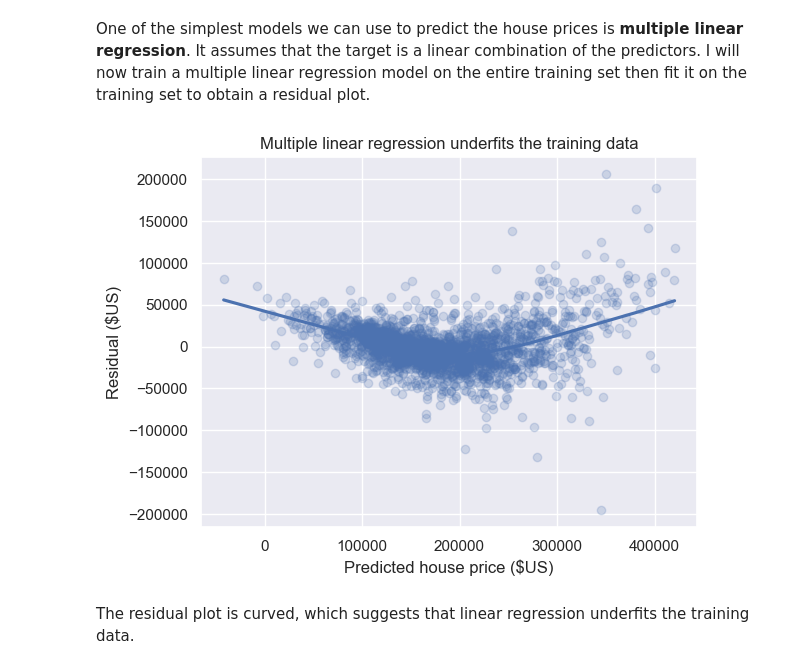
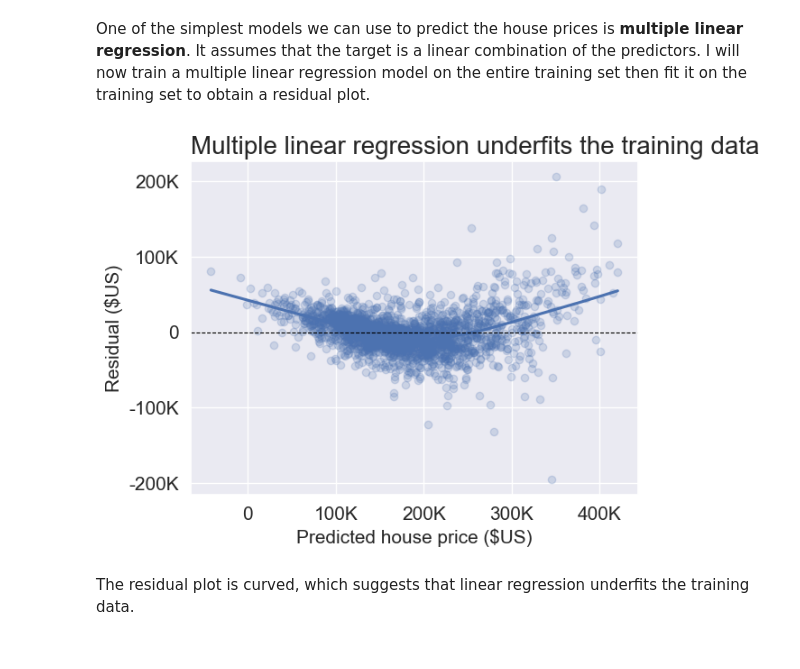
Before and after one commit to blue-fish-0/Data-Analytics-Projects, a Jupyter notebook: House Prices Prediction/house-prices-prediction.ipynb, the cells around one changed output. Cells and saved outputs as stored; diff of their text form; code cells hidden in the pictures.

```diff
--- a/House Prices Prediction/house-prices-prediction.ipynb
+++ b/House Prices Prediction/house-prices-prediction.ipynb
@@ -35,3 +33,13 @@ sns.set_theme()
+# %%
+#Customize graphing settings
+sns.set_theme()
+mpl.rcParams["axes.titlelocation"] = "left"
+mpl.rcParams["axes.titlesize"] = 20
+mpl.rcParams["yaxis.labellocation"] = "center"
+mpl.rcParams["axes.labelsize"] = 15
+mpl.rcParams["xtick.labelsize"] = 15
+mpl.rcParams["ytick.labelsize"] = 15
+mpl.rcParams["font.size"] = 18
 # %%
 def print_X_size(
     name: str, X: pd.DataFrame) -> None:
@@ -233,8 +246,9 @@ def remove_HLP(
     return (X[not_HLP], y[not_HLP])
 # %%
 X_train_old = X_train  # keep a copy to plot the removed HLPs
+contamination_value=0.004
 hlp_pipe = make_pipeline(
-    data_processing, IsolationForest(random_state=42, contamination=0.004)
+    data_processing, IsolationForest(random_state=42, contamination=contamination_value)
 )
 hlp_pipe.fit(X_train)
 X_train, y_train = remove_HLP(hlp_pipe.predict(X_train), X_train, y_train)
@@ -267,16 +282,19 @@ linear_pipe.fit(X_train, y_train)
 pred_y_train = pd.Series(linear_pipe.predict(X_train), index=X_train.index)
 train_residuals = y_train - pred_y_train
 # %%
+fig, axes = plt.subplots()
 sns.regplot(
     x=pred_y_train, y=train_residuals, scatter_kws={"alpha": 0.2}, lowess=True
 )  # locally weighted linear regression
-
+plt.axhline(y=0, color="black", linestyle="dashed", lw=0.8)
 plt.title("Multiple linear regression underfits the training data")
 plt.xlabel("Predicted house price ($US)")
 plt.ylabel("Residual ($US)")
+axes.set_yticks(ticks=[-200000, -100000, 0, 100000, 200000], labels=["-200K", "-100K", "0", "100K", "200K"])
+axes.set_xticks(ticks=[0, 100000, 200000, 300000, 400000], labels=["0", "100K", "200K", "300K", "400K"])
 plt.show()
 # %% [output]
-[figure, old version]
+[figure, new version]
 # %% [markdown]
 The residual plot is curved, which suggests that linear regression underfits the training data.
 # %% [markdown]
```
Also changed, not shown: parts of 9 cells of this notebook.
